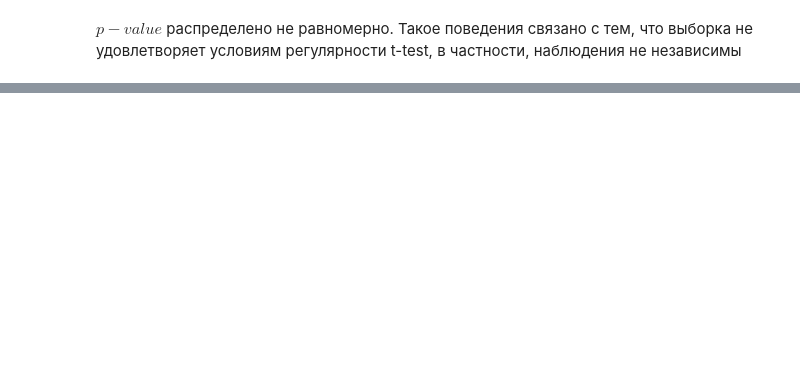
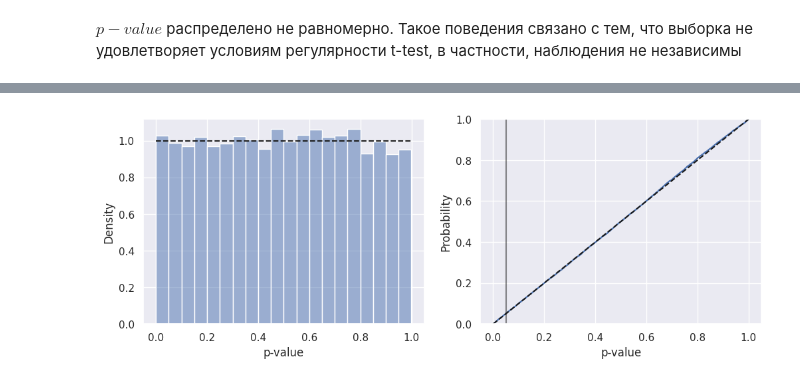
Before and after one commit to ShashlovAI/stat, a Jupyter notebook: AB/design_testing.ipynb, the cells around one changed output, grey strips where cells are left out. Drawn from its saved outputs; the diff is of its cells as text; code cells hidden in the pictures; blank space fills up the shorter version.

```diff
--- a/AB/design_testing.ipynb
+++ b/AB/design_testing.ipynb
@@ -203,0 +252,10 @@ $p-value$ распределено не равномерно.
+# %%
+mu = 100
+std = 50
+
+user_id = [i for i in range(1, 10001)]
+metric = np.random.normal(loc=mu, scale=std, size=10000)
+
+general_df = pd.DataFrame({'user_id':user_id,
+                            'metric': metric})
+general_df.head()
@@ -203,0 +269,13 @@ $p-value$ распределено не равномерно.
+# %%
+effect_add_type = 'all_const'
+effect = 5
+alpha = 0.05
+sample_size = 1571
+
+group_generator = create_group_generator(metrics=general_df, sample_size=sample_size, n_iter=10000)
+
+pvalues_aa, pvalues_ab, first_type_error, second_type_error = estimate_errors(group_generator, effect_add_type, effect, alpha)
+# %%
+plot_hist_and_ecdf(pvalues_aa, add_vline=True)
+# %% [output]
+[figure, added]
```
Also changed, not shown: parts of 10 cells of this notebook.
